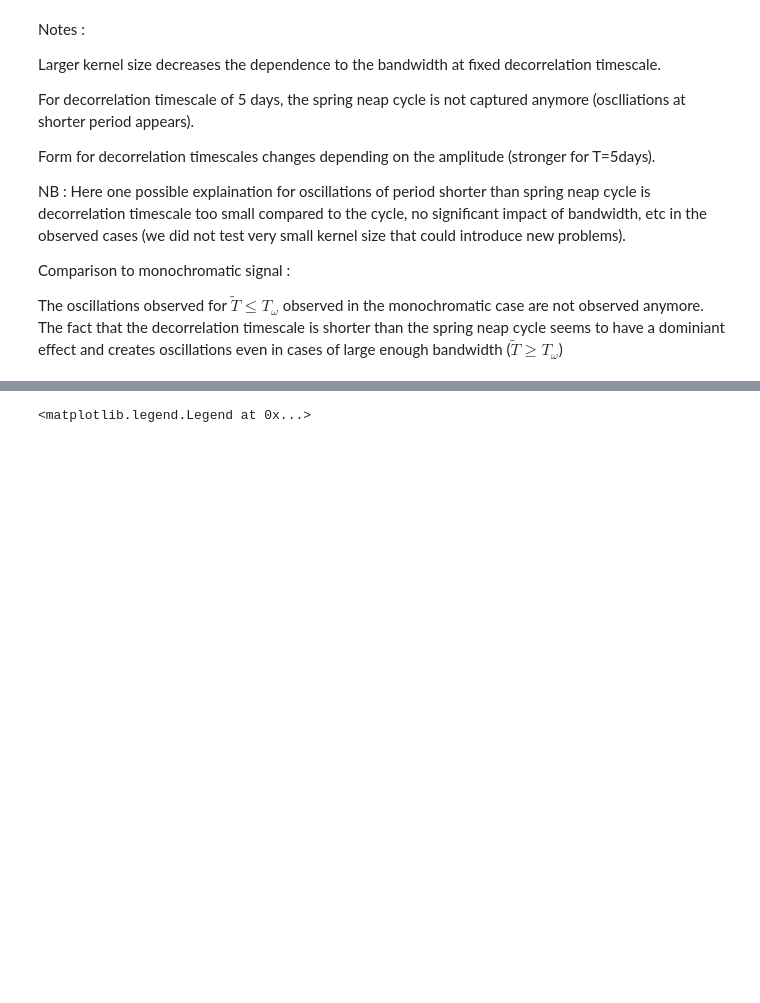
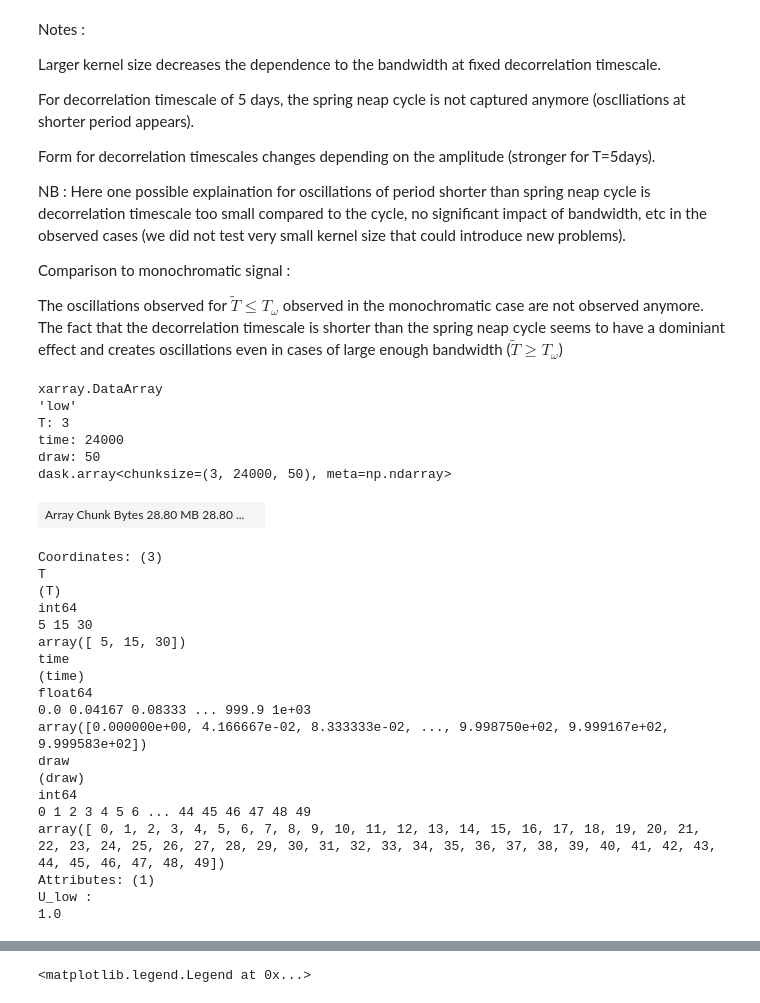
Before and after one commit to zcasparco/equinox_phd, a Jupyter notebook: synthetic_stats/bpassed_hilbert.ipynb, the cells around one changed output, grey strips where cells are left out. Cells and saved outputs as stored; diff of their text form; code cells hidden in the pictures; blank space fills up the shorter version.

```diff
--- a/synthetic_stats/bpassed_hilbert.ipynb
+++ b/synthetic_stats/bpassed_hilbert.ipynb
@@ -416,3 +400,32 @@ da_low = tseries("low", u_high,u_low,T,T_low,draws=nb_draws)
 #                      ).assign_coords({'sample':np.arange(0,nb)})
 #da_high_S2 = da_high_S2.rename('high_S2')
 #da_low = xr.concat([tseries("low") for i in range(nb)],dim='sample').assign_coords({'sample':np.arange(0,nb)})
+# %%
+da_low
+# %% [output]
+xarray.DataArray
+'low'
+T: 3
+time: 24000
+draw: 50
+dask.array<chunksize=(3, 24000, 50), meta=np.ndarray>
+| Array Chunk Bytes 28.80 MB 28.80 ... |  |
+Coordinates: (3)
+T
+(T)
+int64
+5 15 30
+array([ 5, 15, 30])
+time
+(time)
+float64
+0.0 0.04167 0.08333 ... 999.9 1e+03
+array([0.000000e+00, 4.166667e-02, 8.333333e-02, ..., 9.998750e+02, 9.999167e+02, 9.999583e+02])
+draw
+(draw)
+int64
+0 1 2 3 4 5 6 ... 44 45 46 47 48 49
+array([ 0, 1, 2, 3, 4, 5, 6, 7, 8, 9, 10, 11, 12, 13, 14, 15, 16, 17, 18, 19, 20, 21, 22, 23, 24, 25, 26, 27, 28, 29, 30, 31, 32, 33, 34, 35, 36, 37, 38, 39, 40, 41, 42, 43, 44, 45, 46, 47, 48, 49])
+Attributes: (1)
+U_low :
+1.0
```
Also changed, not shown: parts of 10 cells of this notebook.
